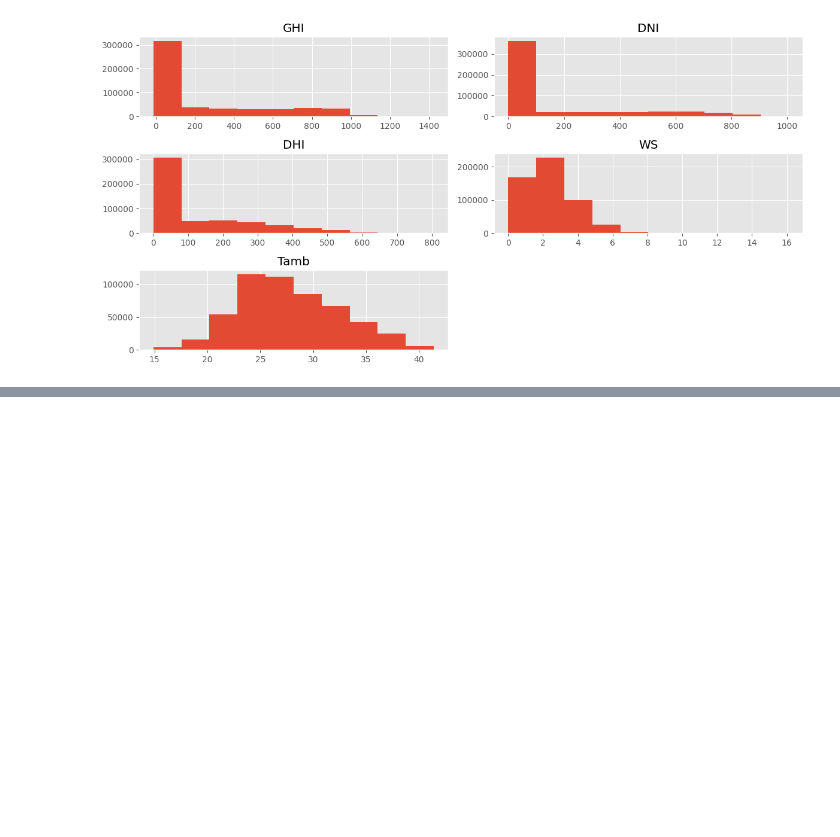
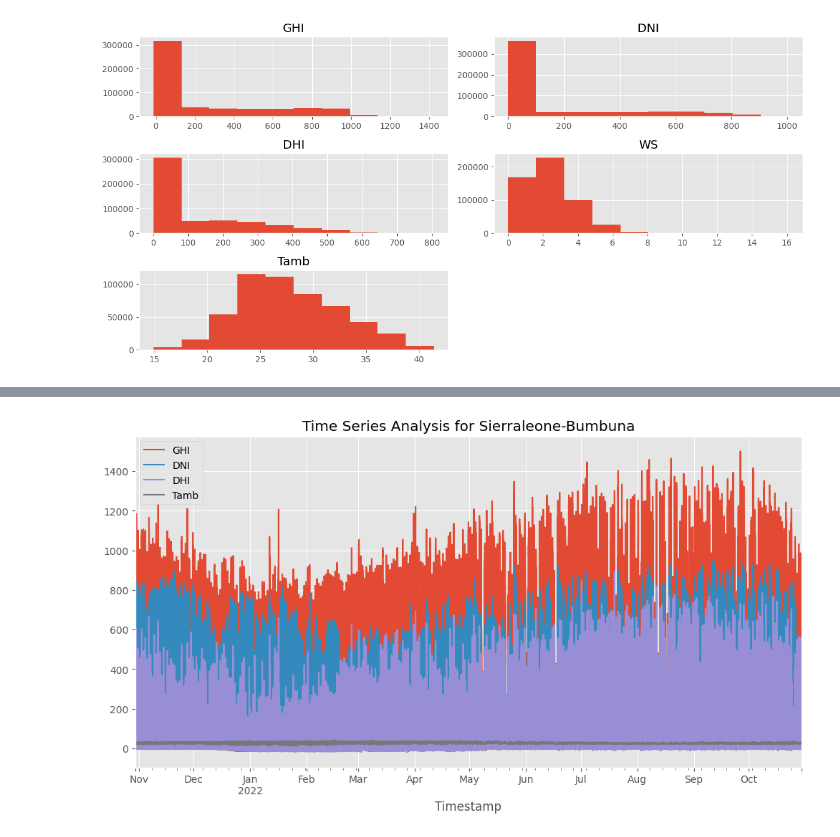
Before and after one commit to Eldiyanaa/Solar-Radiation, a Jupyter notebook: notebooks/EDA.ipynb, the cells around one changed output, grey strips where cells are left out. Saved outputs shown, nothing was run; the diff lists cells and outputs as text; code cells hidden in the pictures; blank space fills up the shorter version.

```diff
--- a/notebooks/EDA.ipynb
+++ b/notebooks/EDA.ipynb
@@ -353,0 +364,8 @@ Correlation Analysis for Togo-Dapaong_Qc
+# %%
+da['Timestamp'] = pd.to_datetime(da['Timestamp'])
+da.set_index('Timestamp', inplace=True)
+da[['GHI', 'DNI', 'DHI', 'Tamb']].plot(figsize=(12, 6))
+plt.title("Time Series Analysis for Sierraleone-Bumbuna")
+plt.show()
+# %% [output]
+[figure, added]
```
Also changed, not shown: parts of 11 cells of this notebook.
